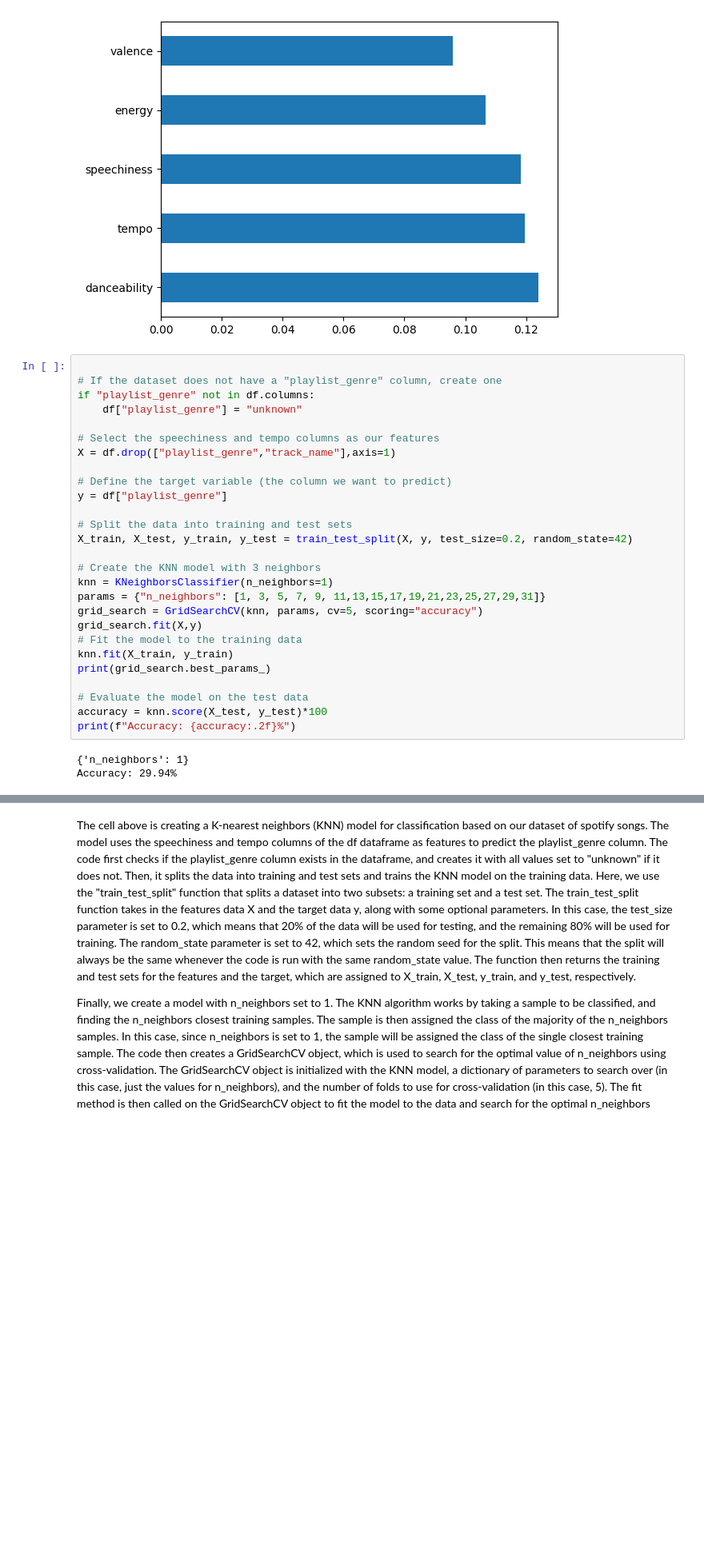
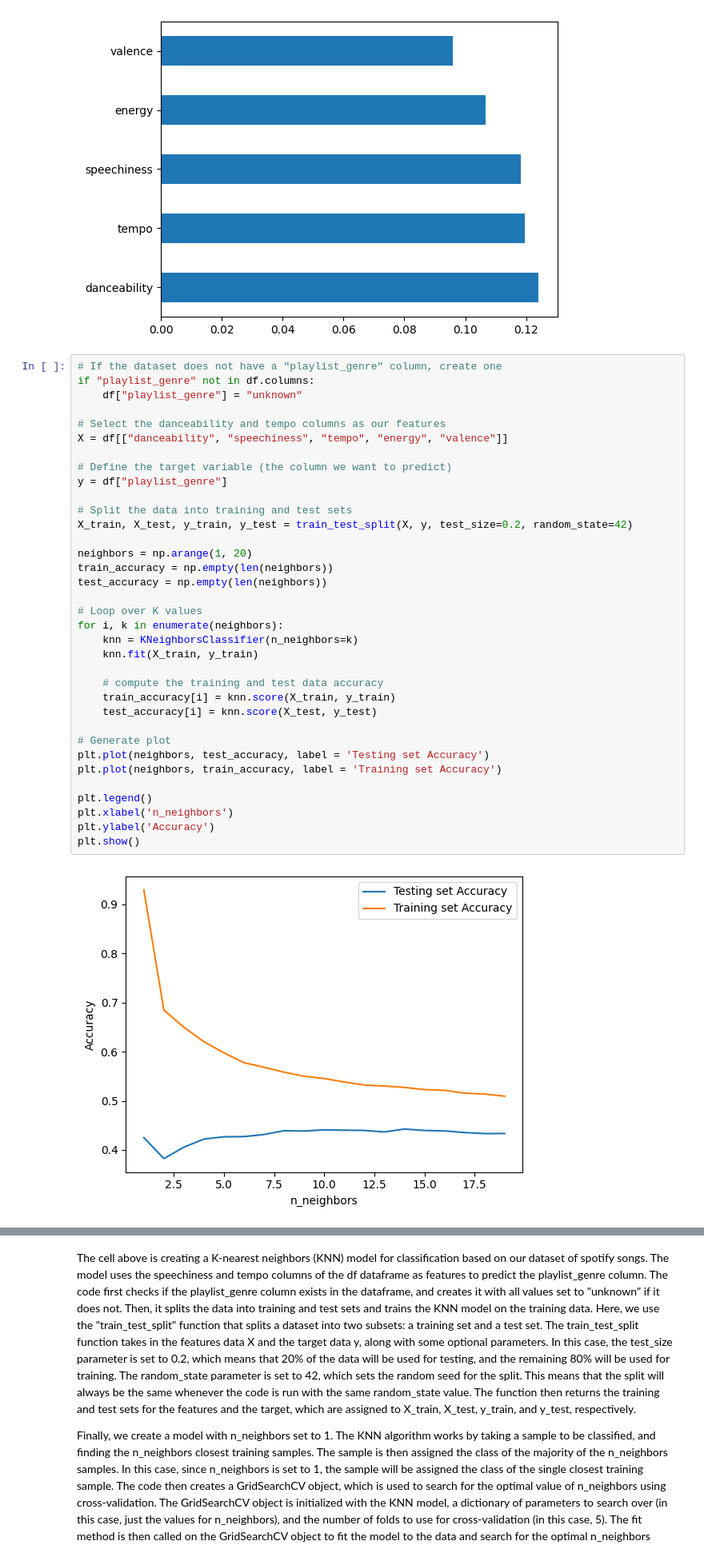
Before and after one commit to RaymondNg0054/cs105_finalproject, a Jupyter notebook: cs105_finalproject.ipynb, the cells around one changed output, grey strips where cells are left out. Shown at 80% size. Drawn from its saved outputs; the diff is of its cells as text; blank space fills up the shorter version.

```diff
--- a/cs105_finalproject.ipynb
+++ b/cs105_finalproject.ipynb
@@ -393,32 +393,39 @@ plt.show()
 # %% [output]
 [figure]
 # %%
-
 # If the dataset does not have a "playlist_genre" column, create one
 if "playlist_genre" not in df.columns:
     df["playlist_genre"] = "unknown"
 
-# Select the speechiness and tempo columns as our features
-X = df.drop(["playlist_genre","track_name"],axis=1)
+# Select the danceability and tempo columns as our features
+X = df[["danceability", "speechiness", "tempo", "energy", "valence"]]
 
 # Define the target variable (the column we want to predict)
 y = df["playlist_genre"]
 
 # Split the data into training and test sets
 X_train, X_test, y_train, y_test = train_test_split(X, y, test_size=0.2, random_state=42)
 
-# Create the KNN model with 3 neighbors
-knn = KNeighborsClassifier(n_neighbors=1)
-params = {"n_neighbors": [1, 3, 5, 7, 9, 11,13,15,17,19,21,23,25,27,29,31]}
-grid_search = GridSearchCV(knn, params, cv=5, scoring="accuracy")
-grid_search.fit(X,y)
-# Fit the model to the training data
-knn.fit(X_train, y_train)
-print(grid_search.best_params_)
+neighbors = np.arange(1, 20)
+train_accuracy = np.empty(len(neighbors))
+test_accuracy = np.empty(len(neighbors))
 
-# Evaluate the model on the test data
-accuracy = knn.score(X_test, y_test)*100
-print(f"Accuracy: {accuracy:.2f}%")
+# Loop over K values
+for i, k in enumerate(neighbors):
+    knn = KNeighborsClassifier(n_neighbors=k)
+    knn.fit(X_train, y_train)
+
+    # compute the training and test data accuracy
+    train_accuracy[i] = knn.score(X_train, y_train)
+    test_accuracy[i] = knn.score(X_test, y_test)
+
+# Generate plot
+plt.plot(neighbors, test_accuracy, label = 'Testing set Accuracy')
+plt.plot(neighbors, train_accuracy, label = 'Training set Accuracy')
+
+plt.legend()
+plt.xlabel('n_neighbors')
+plt.ylabel('Accuracy')
+plt.show()
 # %% [output]
-{'n_neighbors': 1}
-Accuracy: 29.94%
+[figure, added]
```
Also changed, not shown: parts of 2 cells of this notebook.
